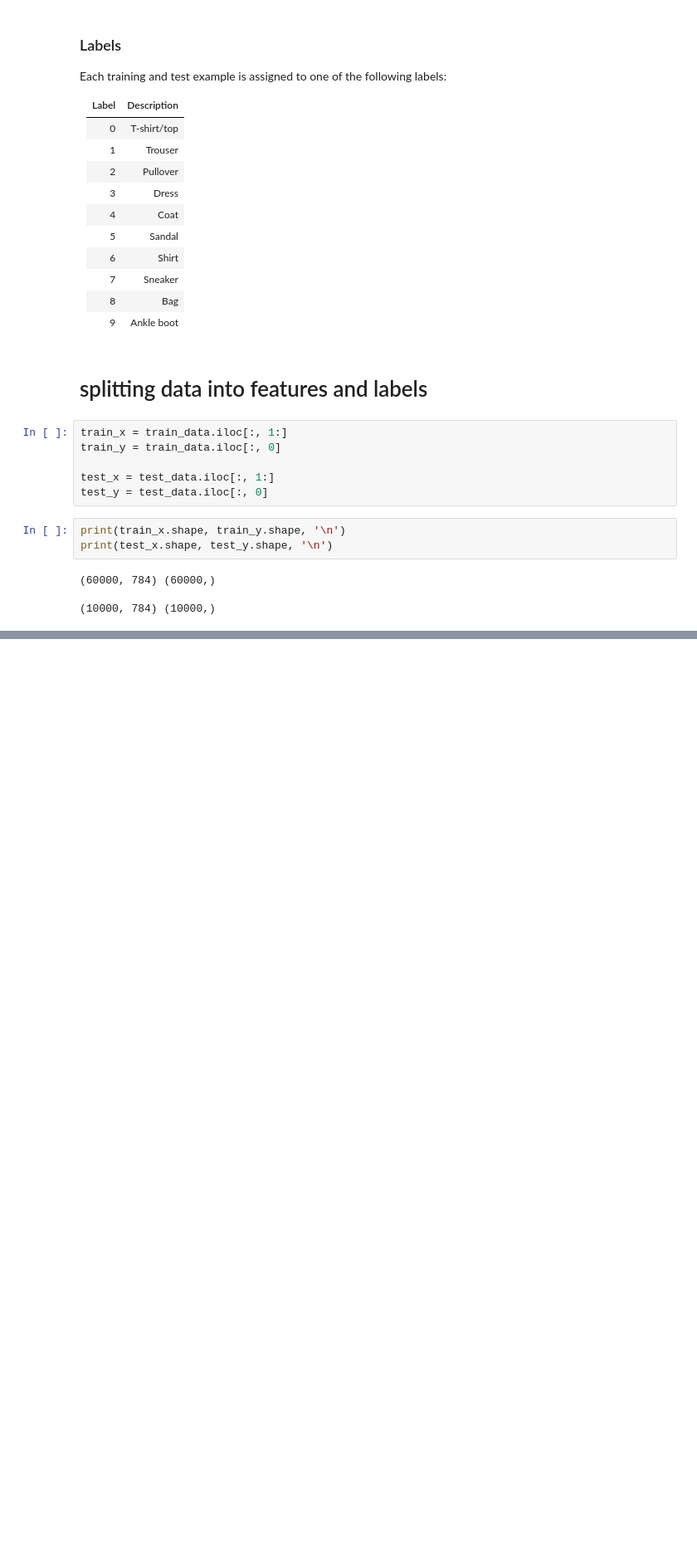
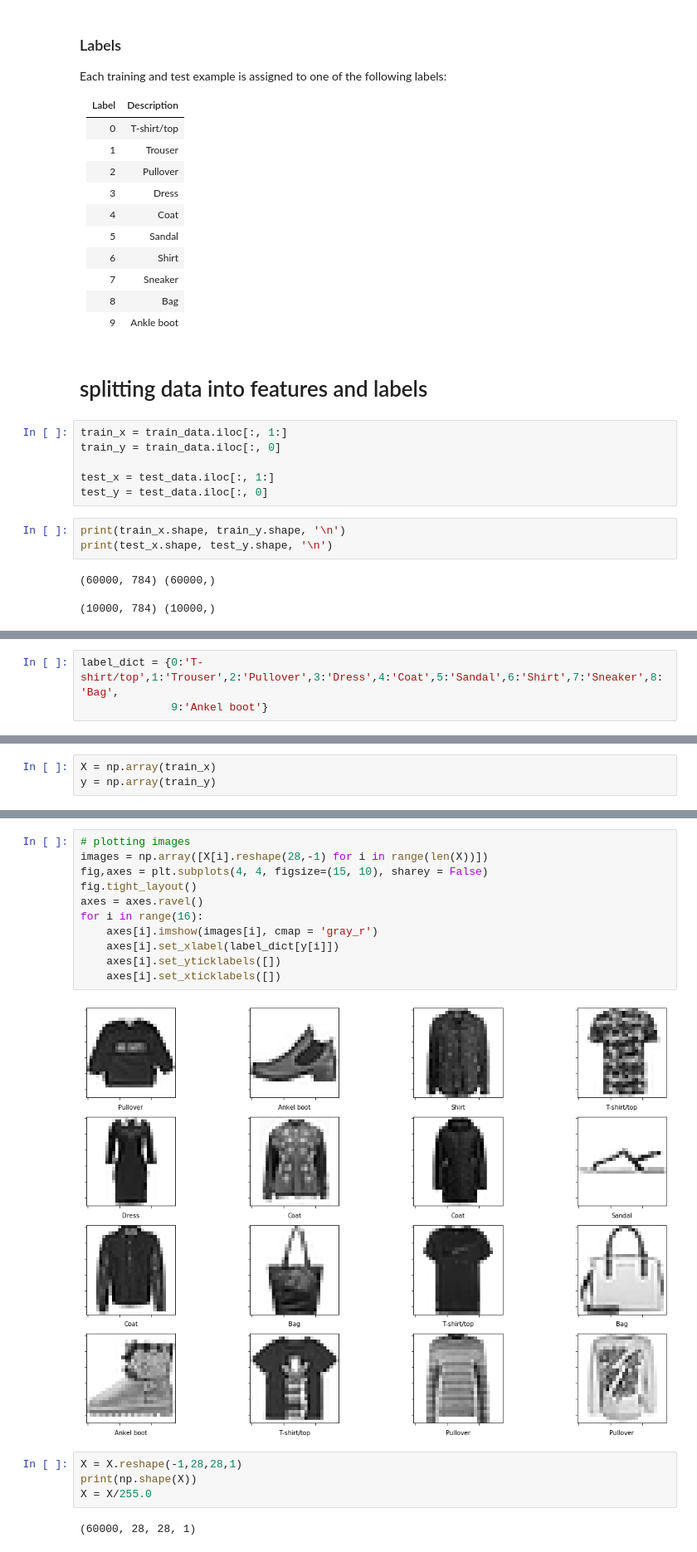
Before and after one commit to vyomshm/fashion_mnist, a Jupyter notebook: fashion-mnist.ipynb, the cells around one changed output, grey strips where cells are left out. Shown at 83% size. Cells and saved outputs as stored; diff of their text form; blank space fills up the shorter version.

```diff
--- a/fashion-mnist.ipynb
+++ b/fashion-mnist.ipynb
@@ -111,0 +89,3 @@ IndexError: tuple index out of range
+# %%
+label_dict = {0:'T-shirt/top',1:'Trouser',2:'Pullover',3:'Dress',4:'Coat',5:'Sandal',6:'Shirt',7:'Sneaker',8:'Bag',
+              9:'Ankel boot'}
@@ -111,0 +94,3 @@ IndexError: tuple index out of range
+# %%
+X = np.array(train_x)
+y = np.array(train_y)
@@ -111,0 +108,19 @@ IndexError: tuple index out of range
+# %%
+# plotting images
+images = np.array([X[i].reshape(28,-1) for i in range(len(X))])
+fig,axes = plt.subplots(4, 4, figsize=(15, 10), sharey = False)
+fig.tight_layout()
+axes = axes.ravel()
+for i in range(16):
+    axes[i].imshow(images[i], cmap = 'gray_r')
+    axes[i].set_xlabel(label_dict[y[i]])
+    axes[i].set_yticklabels([])
+    axes[i].set_xticklabels([])
+# %% [output]
+[figure, added]
+# %%
+X = X.reshape(-1,28,28,1)
+print(np.shape(X))
+X = X/255.0
+# %% [output]
+(60000, 28, 28, 1)
```
Also changed, not shown: parts of 24 cells of this notebook.
